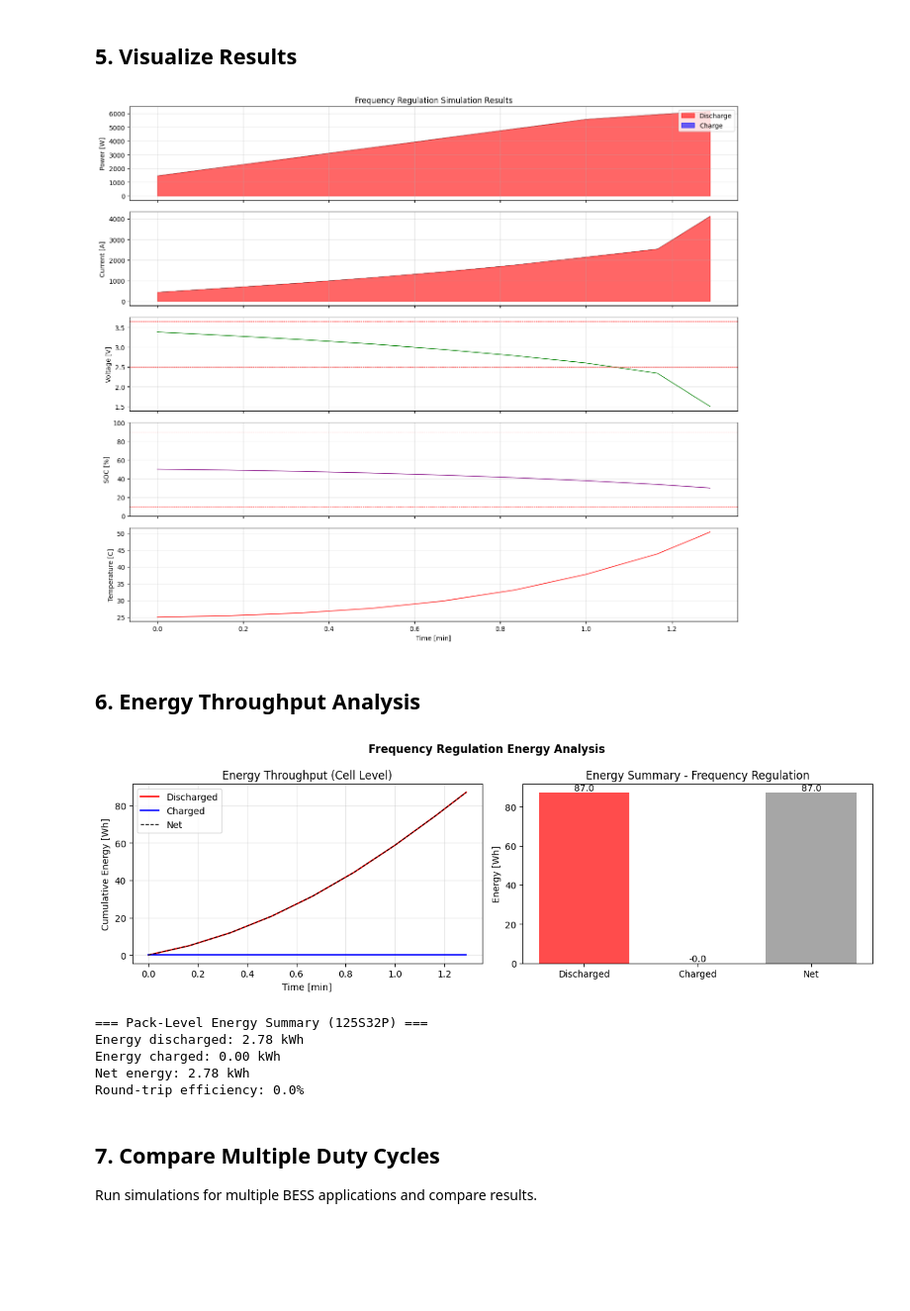
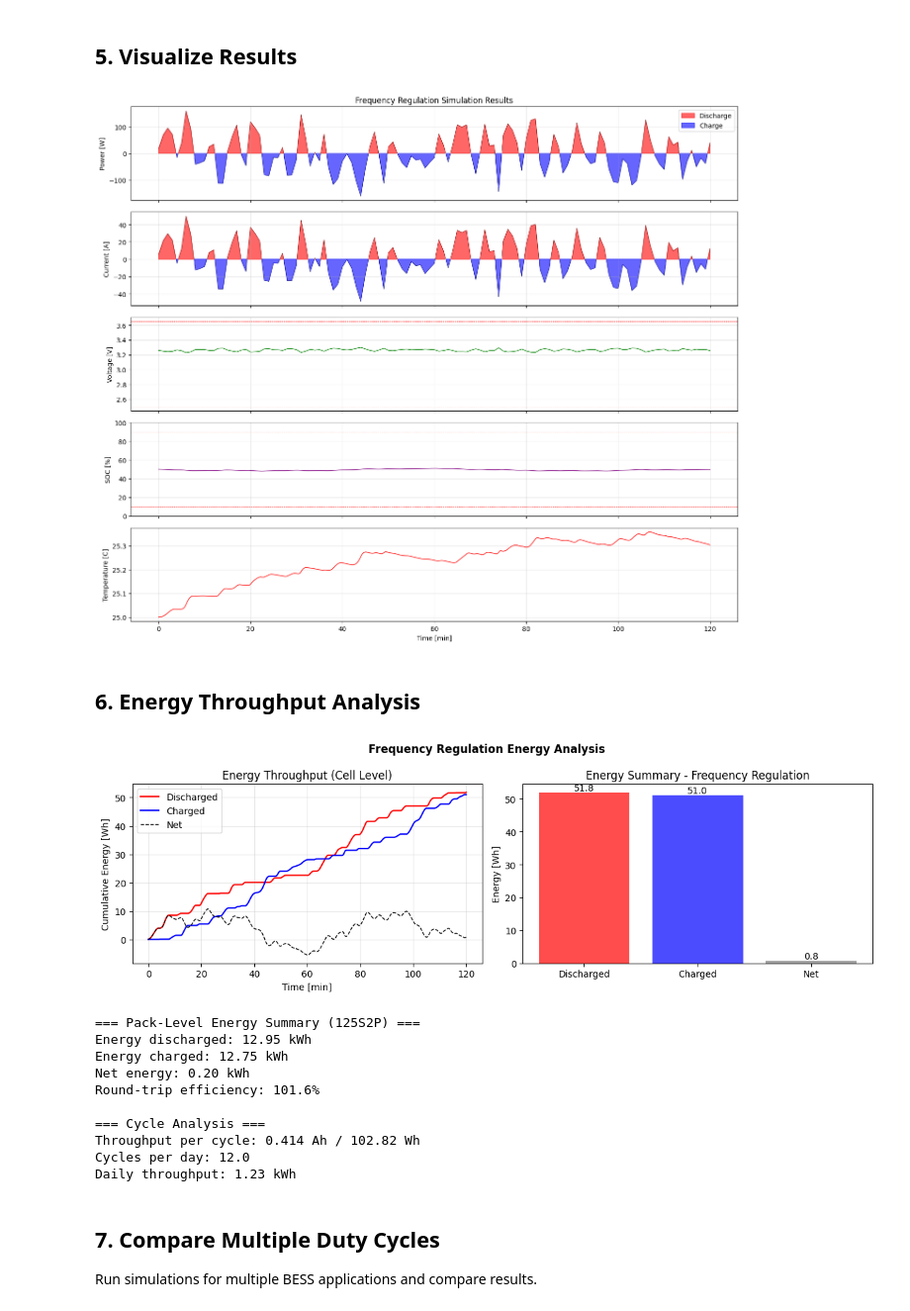
Before and after one commit to arismachina/demo-model-library, a Jupyter notebook: notebooks/simulate_bess.ipynb, the cells around one changed output. Shown at 99% size. Cells and saved outputs as stored; diff of their text form; code cells hidden in the pictures; blank space fills up the shorter version.

```diff
--- a/notebooks/simulate_bess.ipynb
+++ b/notebooks/simulate_bess.ipynb
@@ -41,7 +41,8 @@ cell_design = cell_design_manifest["cell_design"]
 cell_design["nominal_capacity"] = {"value": cell_design_manifest['kpis']['nominal_capacity']['value'], "unit": "Ah"}
 cell_design["nominal_energy"] = {"value": cell_design_manifest['kpis']['nominal_energy']['value'], "unit": "Wh"}
 cell_design["cell_volume"] = {"value": cell_design_manifest['kpis']['cell_volume']['value'], "unit": "L"}
-
+cell_design["nominal_voltage"] = {"value": cell_design_manifest['kpis']['nominal_voltage']['value'], "unit": "V"}
+# Load duty cycle
 print(f"Cell: {cell_design_manifest['metadata']['name']}")
 print(f"Form factor: {cell_design['form_factor']}")
 print(f"Capacity: {cell_design['nominal_capacity']['value']:.1f} Ah")
@@ -354,22 +316,15 @@ if result['success']:
     axes[2].axhline(y=cell_design['lower_voltage_cutoff']['value'], color='r', ls='--', lw=0.5)
 
     # SOC
-    if 'soc' in ts:
-        axes[3].plot(time_min, np.array(ts['soc']) * 100, 'purple', lw=1)
-        axes[3].set_ylabel('SOC [%]')
-        axes[3].set_ylim(0, 100)
-        axes[3].axhline(y=10, color='r', ls='--', lw=0.5)
-        axes[3].axhline(y=90, color='r', ls='--', lw=0.5)
-    else:
-        # Estimate SOC from capacity
-        cap = np.array(ts['capacity_Ah'])
-        soc_est = config['initial_soc'] - cap / cell_capacity_Ah
-        axes[3].plot(time_min, soc_est * 100, 'purple', lw=1)
-        axes[3].set_ylabel('SOC [%] (est)')
+    axes[3].plot(time_min, np.array(ts['soc']) * 100, 'purple', lw=1)
+    axes[3].set_ylabel('SOC [%]')
+    axes[3].set_ylim(0, 100)
+    axes[3].axhline(y=10, color='r', ls='--', lw=0.5)
+    axes[3].axhline(y=90, color='r', ls='--', lw=0.5)
     axes[3].grid(True, alpha=0.3)
 
     # Temperature
-    axes[4].plot(time_min, np.array(ts['temperature_K']) - 273.15, 'r-', lw=1)
+    axes[4].plot(time_min, np.array(ts['temperature_C']), 'r-', lw=1)
     axes[4].set_xlabel('Time [min]')
     axes[4].set_ylabel('Temperature [C]')
     axes[4].grid(True, alpha=0.3)
@@ -377,13 +332,14 @@ if result['success']:
     plt.tight_layout()
     plt.show()
 # %% [output]
-[figure, old version]
+[figure, new version]
 # %% [markdown]
 ## 6. Energy Throughput Analysis
 # %%
 if result['success']:
     ts = result['timeseries']
     ea = result['energy_analysis']
+    ca = result['cycle_analysis']
 
     # Calculate cumulative energy
     time_s = np.array(ts['time_s'])
@@ -410,46 +366,58 @@ if result['success']:
     axes[0].set_ylabel('Cumulative Energy [Wh]')
     axes[0].set_title('Energy Throughput (Cell Level)')
     axes[0].legend()
     axes[0].grid(True, alpha=0.3)
 
     # Energy summary bar chart
     labels = ['Discharged', 'Charged', 'Net']
     values = [
-        ea.get('energy_discharged_Wh', discharge_energy[-1]),
-        ea.get('energy_regenerated_Wh', -charge_energy[-1]),
-        ea.get('net_energy_Wh', energy_Wh[-1])
+        ea['energy_discharged_Wh'],
+        ea['energy_charged_Wh'],
+        ea['energy_net_Wh']
     ]
     colors = ['red', 'blue', 'gray']
 
     bars = axes[1].bar(labels, values, color=colors, alpha=0.7)
     axes[1].set_ylabel('Energy [Wh]')
     axes[1].set_title(f'Energy Summary - {selected_cycle}')
     axes[1].axhline(y=0, color='k', lw=0.5)
 
     # Add value labels
     for bar, val in zip(bars, values):
         height = bar.get_height()
         axes[1].annotate(f'{val:.1f}',
                         xy=(bar.get_x() + bar.get_width() / 2, height),
                         ha='center', va='bottom' if height >= 0 else 'top')
 
     plt.suptitle(f'{selected_cycle} Energy Analysis', fontweight='bold')
     plt.tight_layout()
     plt.show()
 
     # Print pack-level summary
     print(f"\n=== Pack-Level Energy Summary ({cells_series}S{cells_parallel}P) ===")
-    print(f"Energy discharged: {discharge_energy[-1] * cells_parallel / 1000:.2f} kWh")
-    print(f"Energy charged: {charge_energy[-1] * cells_parallel / 1000:.2f} kWh")
-    print(f"Net energy: {energy_Wh[-1] * cells_parallel / 1000:.2f} kWh")
-    print(f"Round-trip efficiency: {charge_energy[-1] / max(discharge_energy[-1], 0.001) * 100:.1f}%" if discharge_energy[-1] > 0 else "N/A (no discharge)")
+    print(f"Energy discharged: {ea['energy_discharged_Wh'] * total_cells / 1000:.2f} kWh")
+    print(f"Energy charged: {ea['energy_charged_Wh'] * total_cells / 1000:.2f} kWh")
+    print(f"Net energy: {ea['energy_net_Wh'] * total_cells / 1000:.2f} kWh")
+    if ea['round_trip_efficiency_pct'] > 0:
+        print(f"Round-trip efficiency: {ea['round_trip_efficiency_pct']:.1f}%")
+
+    # Print cycle analysis
+    print(f"\n=== Cycle Analysis ===")
+    print(f"Throughput per cycle: {ca['throughput_Ah']:.3f} Ah / {ca['throughput_Wh']:.2f} Wh")
+    print(f"Cycles per day: {ca['cycles_per_day']:.1f}")
+    print(f"Daily throughput: {ca['daily_throughput_Wh']/1000:.2f} kWh")
 # %% [output]
-[figure, old version]
+[figure, new version]
-=== Pack-Level Energy Summary (125S32P) ===
-Energy discharged: 2.78 kWh
-Energy charged: 0.00 kWh
-Net energy: 2.78 kWh
-Round-trip efficiency: 0.0%
+=== Pack-Level Energy Summary (125S2P) ===
+Energy discharged: 12.95 kWh
+Energy charged: 12.75 kWh
+Net energy: 0.20 kWh
+Round-trip efficiency: 101.6%
+
+=== Cycle Analysis ===
+Throughput per cycle: 0.414 Ah / 102.82 Wh
+Cycles per day: 12.0
+Daily throughput: 1.23 kWh
 # %% [markdown]
 ## 7. Compare Multiple Duty Cycles
 
```
Also changed, not shown: parts of 8 cells of this notebook, 36 other files.
